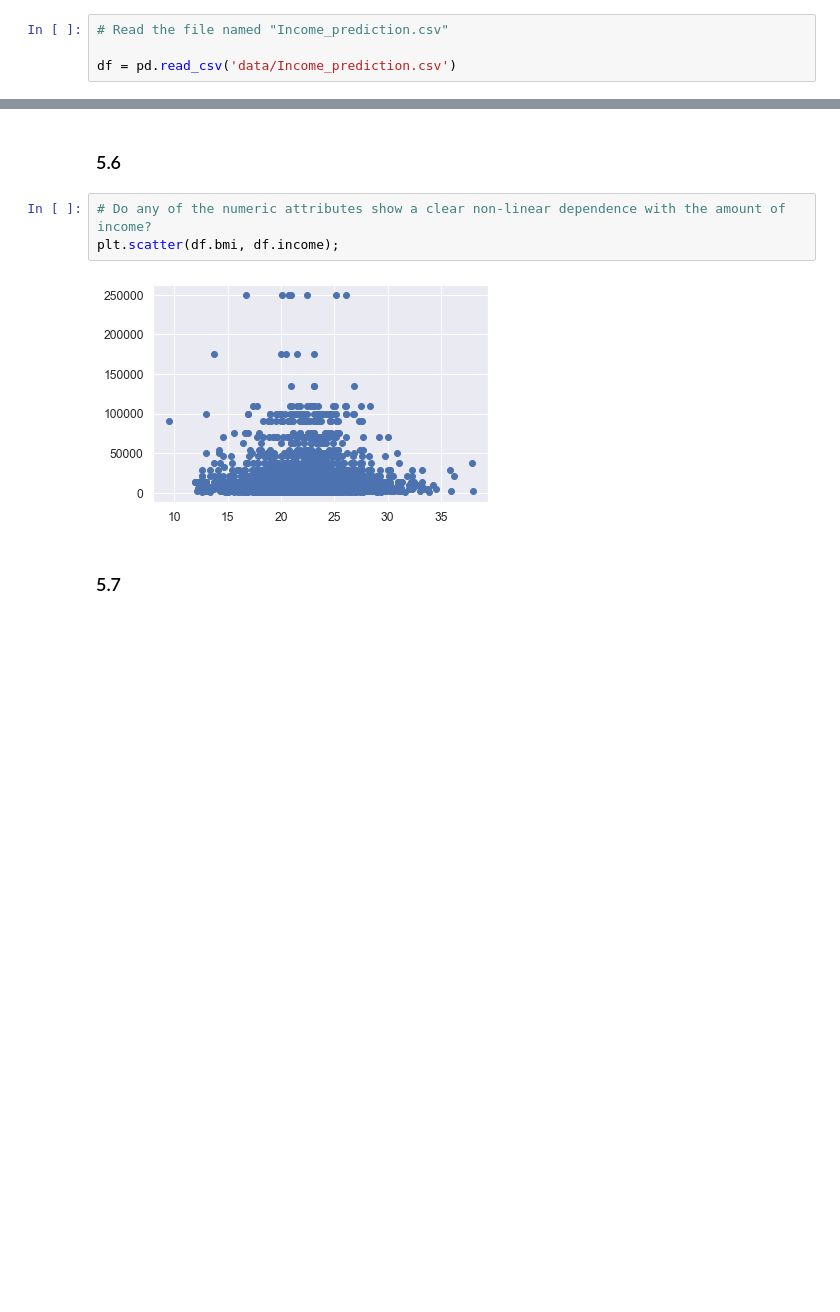
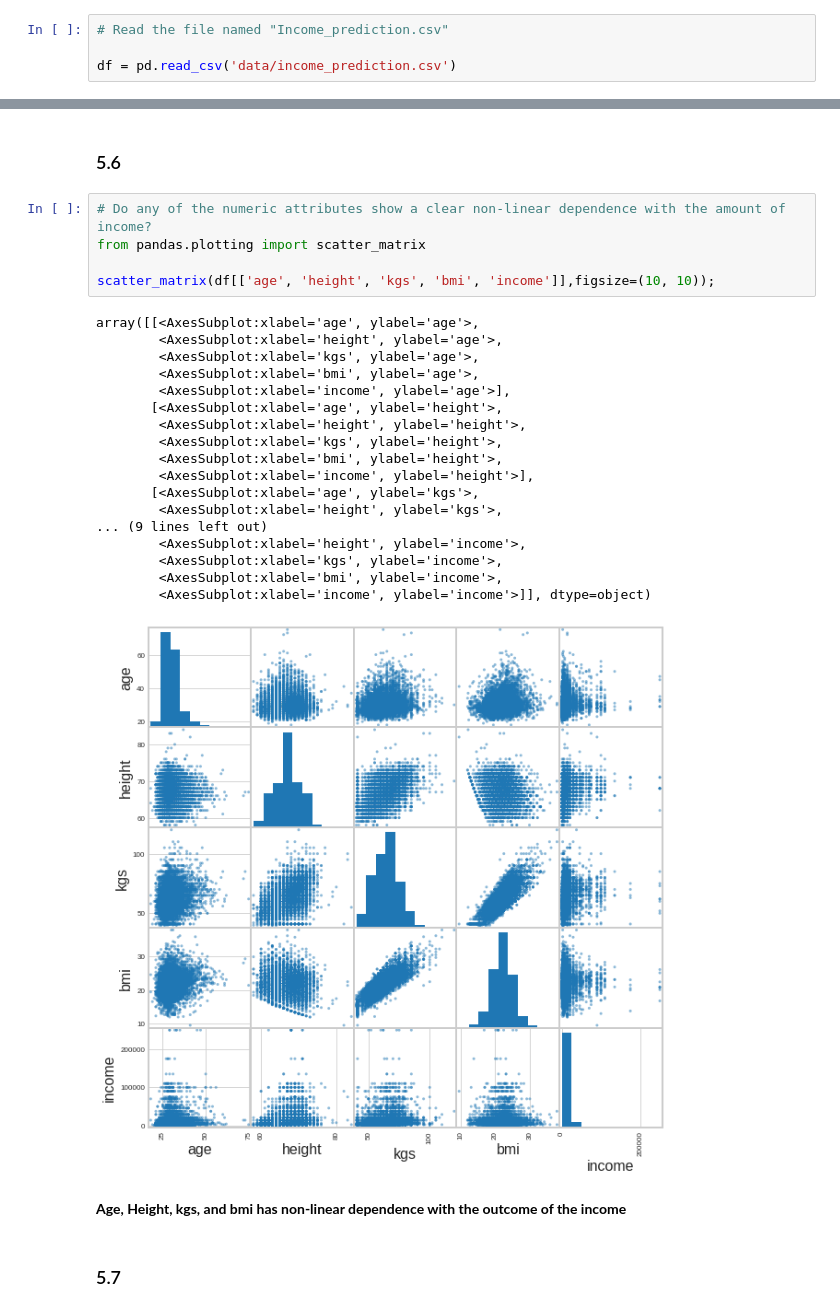
Before and after one commit to Wangsherpa/homework-1, a Jupyter notebook: ai1_c1_homework1_students.ipynb, the cells around one changed output, grey strips where cells are left out. Cells and saved outputs as stored; diff of their text form; blank space fills up the shorter version.

```diff
--- a/ai1_c1_homework1_students.ipynb
+++ b/ai1_c1_homework1_students.ipynb
@@ -863,7 +862,7 @@ This is a dataset designed to make you think about issues of bias and social iss
 # %%
 # Read the file named "Income_prediction.csv"
 
-df = pd.read_csv('data/Income_prediction.csv')
+df = pd.read_csv('data/income_prediction.csv')
 # %% [markdown]
 <div class="alert alert-block alert-danger" style="color:black;background-color:#F6E6E2">
 
@@ -997,9 +1007,30 @@ df.head()
 ### 5.6
 # %%
 # Do any of the numeric attributes show a clear non-linear dependence with the amount of income?
-plt.scatter(df.bmi, df.income);
+from pandas.plotting import scatter_matrix
+
+scatter_matrix(df[['age', 'height', 'kgs', 'bmi', 'income']],figsize=(10, 10));
 # %% [output]
+array([[<AxesSubplot:xlabel='age', ylabel='age'>,
+        <AxesSubplot:xlabel='height', ylabel='age'>,
+        <AxesSubplot:xlabel='kgs', ylabel='age'>,
+        <AxesSubplot:xlabel='bmi', ylabel='age'>,
+        <AxesSubplot:xlabel='income', ylabel='age'>],
+       [<AxesSubplot:xlabel='age', ylabel='height'>,
+        <AxesSubplot:xlabel='height', ylabel='height'>,
+        <AxesSubplot:xlabel='kgs', ylabel='height'>,
+        <AxesSubplot:xlabel='bmi', ylabel='height'>,
+        <AxesSubplot:xlabel='income', ylabel='height'>],
+       [<AxesSubplot:xlabel='age', ylabel='kgs'>,
+        <AxesSubplot:xlabel='height', ylabel='kgs'>,
+... (9 lines left out)
+        <AxesSubplot:xlabel='height', ylabel='income'>,
+        <AxesSubplot:xlabel='kgs', ylabel='income'>,
+        <AxesSubplot:xlabel='bmi', ylabel='income'>,
+        <AxesSubplot:xlabel='income', ylabel='income'>]], dtype=object)
-[figure, old version]
+[figure, new version]
+# %% [markdown]
+**Age, Height, kgs, and bmi has non-linear dependence with the outcome of the income**
 # %% [markdown]
 ### 5.7
 # %%
```
Also changed, not shown: parts of 24 cells of this notebook.
